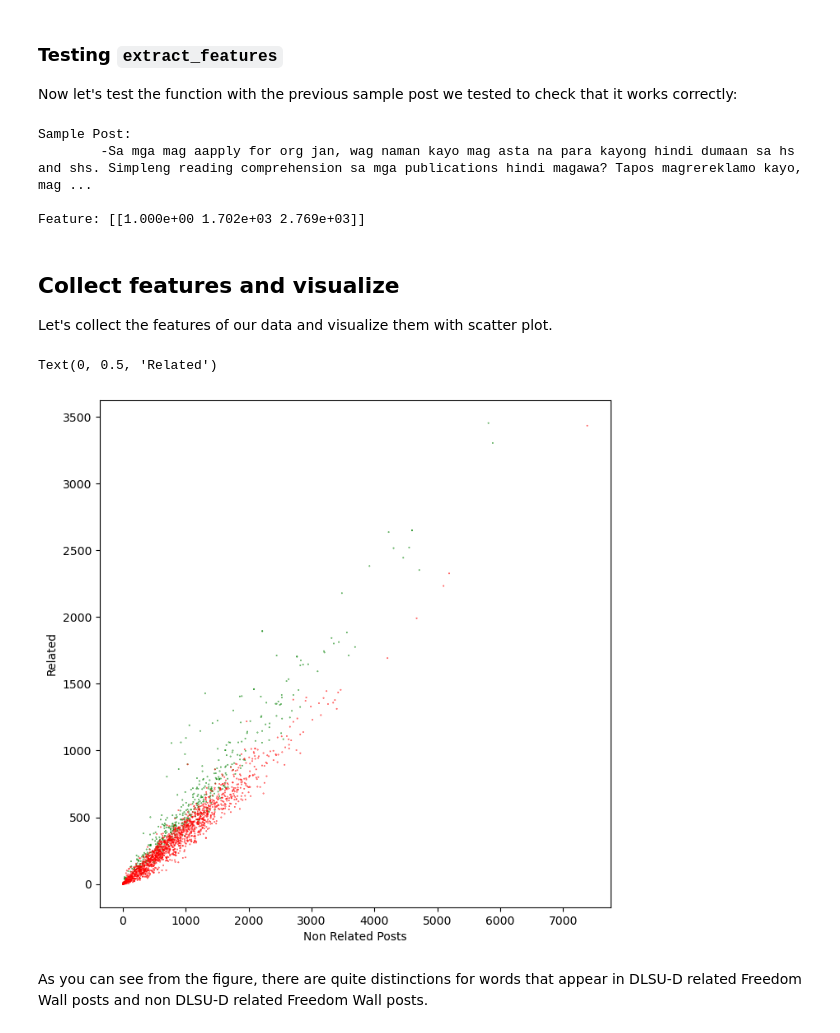
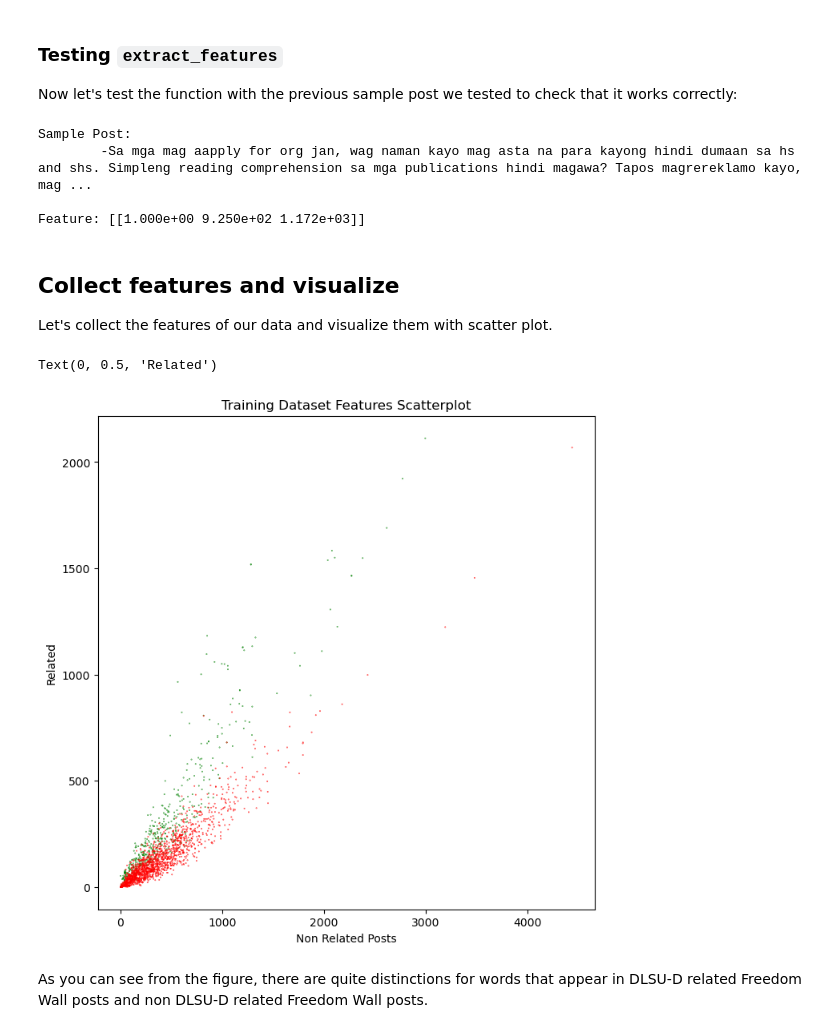
Before and after one commit to mayolito-waje/BCS33_ML_NLP_research, a Jupyter notebook: prototype_model.ipynb, the cells around one changed output. Saved outputs shown, nothing was run; the diff lists cells and outputs as text; code cells hidden in the pictures.

Commit message:
improve stop words and minor fixes

```diff
--- a/prototype_model.ipynb
+++ b/prototype_model.ipynb
@@ -94,0 +139,19 @@ test_y length: 519
+# %%
+# Non-relevant Posts WordCloud
+from nltk.corpus import stopwords
+from app.freedom_wall_posts_classifier.preprocess.tl_stopwords import TL_STOP_WORDS as tl_stopwords
+import re
+
+all_stopwords = list(tl_stopwords) + stopwords.words('english')
+
+text = " ".join(list(non_related_train) + list(non_related_test))
+text = re.sub(r'\b([0-9]*)\b', '', text)
+text = re.sub(r'https?:\/\/(www\.)?[-a-zA-Z0-9@:%._\+~#=]{1,256}\.[a-zA-Z0-9()]{1,6}\b([-a-zA-Z0-9()@:%_\+.~#?&//=]*)', '', text)
+
+wordcloud = WordCloud(background_color='white', stopwords=all_stopwords).generate(text)
+
+plt.figure()
+plt.imshow(wordcloud, interpolation='bilinear')
+plt.axis('off')
+plt.title('Non-relevant Posts Word Cloud')
+plt.show()
@@ -114,8 +199,8 @@ from nltk.stem import PorterStemmer
 from nltk.tokenize import TweetTokenizer
 from nltk.corpus import stopwords
 import enchant
-from api.freedom_wall_posts_classifier.preprocess.TagalogStemmerPython.TglStemmer import stem_word as stem_filipino
-from api.freedom_wall_posts_classifier.preprocess.tl_stopwords import TL_STOP_WORDS as tl_stopwords
+from app.freedom_wall_posts_classifier.preprocess.TagalogStemmerPython.TglStemmer import stem_word as stem_filipino
+from app.freedom_wall_posts_classifier.preprocess.tl_stopwords import TL_STOP_WORDS as tl_stopwords
 
 def process_text(text):
     '''Preprocess a text and return a token of stem of words that is relevant for feature extraction
@@ -127,16 +212,21 @@ def process_text(text):
     stemmer = PorterStemmer()
     tokenizer = TweetTokenizer(preserve_case=False, reduce_len=True, strip_handles=True)
 
-    text = re.sub(r'\b([0-9]*)\b', '', text) # Remove numbers
+    # Remove numbers
+    text = re.sub(r'\b([0-9]*)\b', '', text)
+    # Remove links
+    text = re.sub(r'https?:\/\/(www\.)?[-a-zA-Z0-9@:%._\+~#=]{1,256}\.[a-zA-Z0-9()]{1,6}\b([-a-zA-Z0-9()@:%_\+.~#?&//=]*)', '', text)
 
     text_stems = set()
 
     text_tokens = tokenizer.tokenize(text)
     for token in text_tokens:
         if token not in string.punctuation and token not in eng_stopwords and token not in tl_stopwords:
-            text_stems.add(stemmer.stem(token))
+            en_stemmed = stemmer.stem(token)
+            if en_stemmed: text_stems.add(en_stemmed)
             if not en_dict.check(token):
-                text_stems.add(stem_filipino(token))
+                tl_stemmed = stem_filipino(token)
+                if tl_stemmed: text_stems.add(tl_stemmed)
 
     return list(text_stems)
 # %% [markdown]
@@ -247,7 +337,7 @@ print('\nFeature:', extract_features(sample_post, freqs))
 Sample Post:
         -Sa mga mag aapply for org jan, wag naman kayo mag asta na para kayong hindi dumaan sa hs and shs. Simpleng reading comprehension sa mga publications hindi magawa? Tapos magrereklamo kayo, mag ...
 
-Feature: [[1.000e+00 1.702e+03 2.769e+03]]
+Feature: [[1.000e+00 9.250e+02 1.172e+03]]
 # %% [markdown]
 ## Collect features and visualize
 
@@ -261,14 +351,15 @@ Y = train_y
 # %%
 fig, ax = plt.subplots(figsize = (8, 8))
 
 colors = ['r', 'g']
 
 ax.scatter(X[:, 2], X[:, 1], c=[colors[int(np.squeeze(k))] for k in Y], s = 0.1)
+plt.title('Training Dataset Features Scatterplot')
 plt.xlabel('Non Related Posts')
 plt.ylabel('Related')
 # %% [output]
 Text(0, 0.5, 'Related')
-[figure, old version]
+[figure, new version]
 # %% [markdown]
 As you can see from the figure, there are quite distinctions for words that appear in DLSU-D related Freedom Wall posts and non DLSU-D related Freedom Wall posts.
 # %% [markdown]
```
Also changed, not shown: parts of 16 cells of this notebook, 7 other files.
